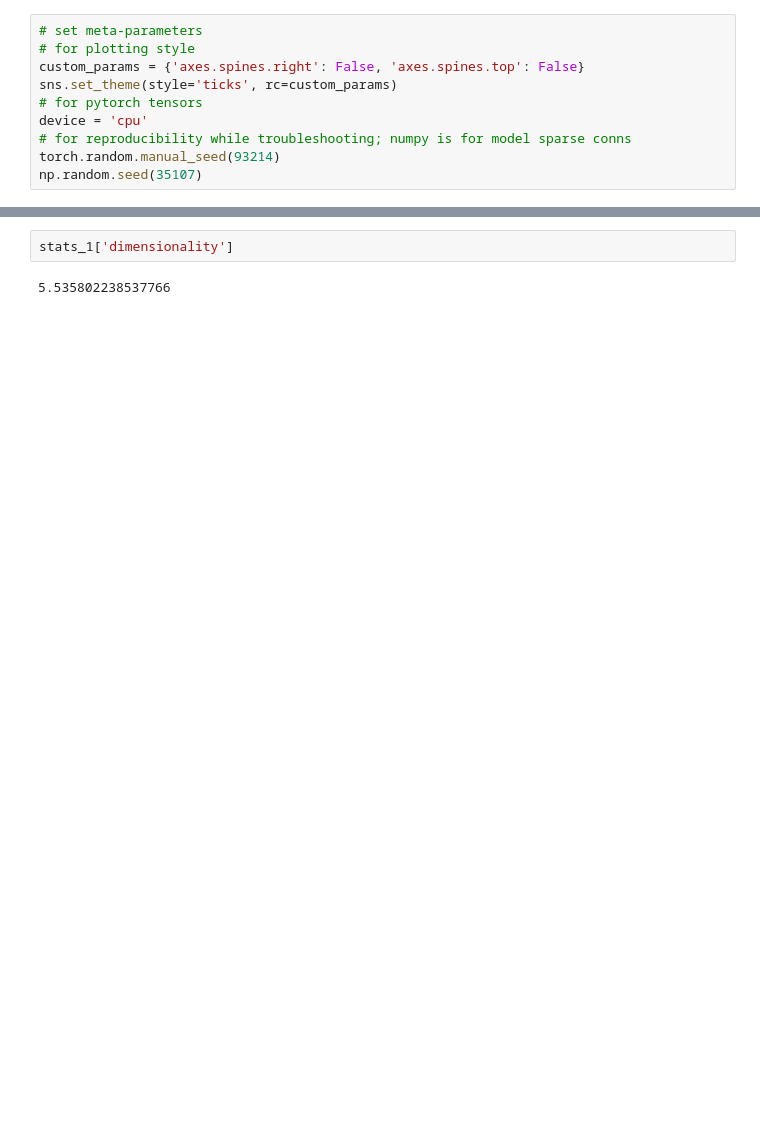
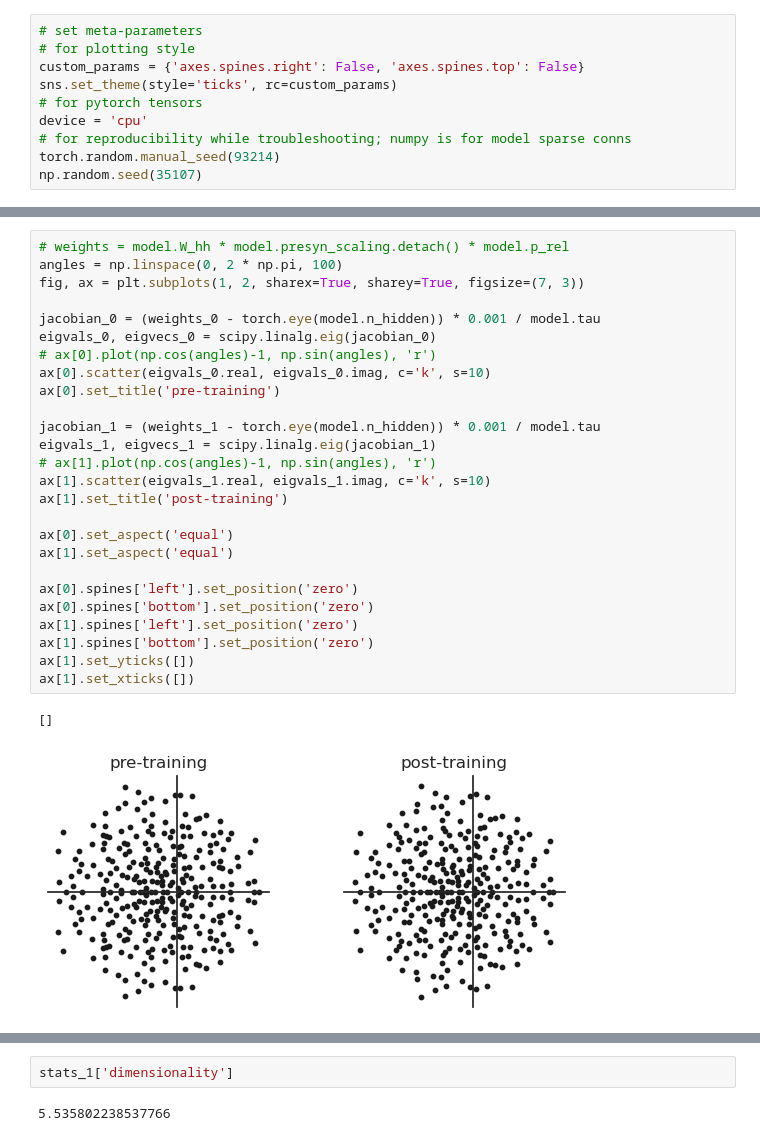
Before and after one commit to rythorpe/time_coding, a Jupyter notebook: aux_dev.ipynb, the cells around one changed output, grey strips where cells are left out. Saved outputs shown, nothing was run; the diff lists cells and outputs as text; blank space fills up the shorter version.

```diff
--- a/aux_dev.ipynb
+++ b/aux_dev.ipynb
@@ -127,0 +161,29 @@ Test loss: 0.362373
+# %%
+# weights = model.W_hh * model.presyn_scaling.detach() * model.p_rel
+angles = np.linspace(0, 2 * np.pi, 100)
+fig, ax = plt.subplots(1, 2, sharex=True, sharey=True, figsize=(7, 3))
+
+jacobian_0 = (weights_0 - torch.eye(model.n_hidden)) * 0.001 / model.tau
+eigvals_0, eigvecs_0 = scipy.linalg.eig(jacobian_0)
+# ax[0].plot(np.cos(angles)-1, np.sin(angles), 'r')
+ax[0].scatter(eigvals_0.real, eigvals_0.imag, c='k', s=10)
+ax[0].set_title('pre-training')
+
+jacobian_1 = (weights_1 - torch.eye(model.n_hidden)) * 0.001 / model.tau
+eigvals_1, eigvecs_1 = scipy.linalg.eig(jacobian_1)
+# ax[1].plot(np.cos(angles)-1, np.sin(angles), 'r')
+ax[1].scatter(eigvals_1.real, eigvals_1.imag, c='k', s=10)
+ax[1].set_title('post-training')
+
+ax[0].set_aspect('equal')
+ax[1].set_aspect('equal')
+
+ax[0].spines['left'].set_position('zero')
+ax[0].spines['bottom'].set_position('zero')
+ax[1].spines['left'].set_position('zero')
+ax[1].spines['bottom'].set_position('zero')
+ax[1].set_yticks([])
+ax[1].set_xticks([])
+# %% [output]
+[]
+[figure, added]
```
Also changed, not shown: parts of 9 cells of this notebook, 2 other files.
